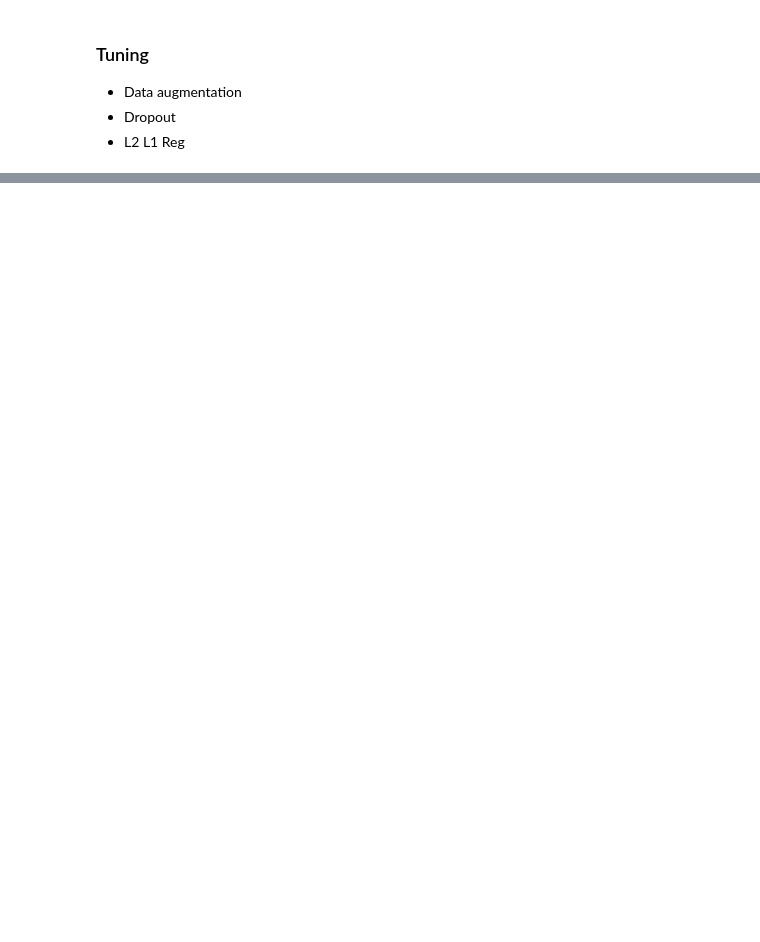
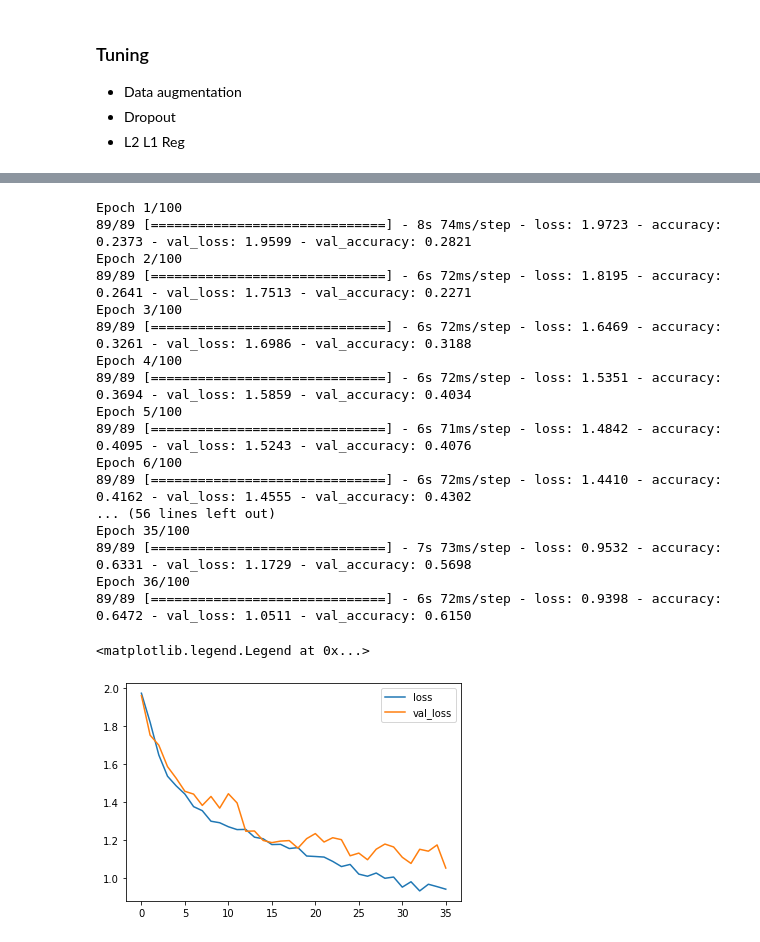
Before and after one commit to Siarhei-Y/tea_recognition, a Jupyter notebook: Tea_recognition.ipynb, the cells around one changed output, grey strips where cells are left out. Cells and saved outputs as stored; diff of their text form; code cells hidden in the pictures; blank space fills up the shorter version.

```diff
--- a/Tea_recognition.ipynb
+++ b/Tea_recognition.ipynb
@@ -219,0 +222,78 @@ Epoch 100/100
+# %%
+EPOCHS = 100
+LR = 0.001
+
+callback = tf.keras.callbacks.EarlyStopping(monitor='loss', patience=3)
+
+data_augmentation = tf.keras.Sequential(
+  [
+    layers.experimental.preprocessing.RandomFlip("horizontal",
+                                                 input_shape=(IMG_HEIGHT,
+                                                              IMG_WIDTH,
+                                                              3)),
+    layers.experimental.preprocessing.RandomRotation(0.5),
+    layers.experimental.preprocessing.RandomZoom(0.5),
+  ]
+)
+# %%
+
+model = tf.keras.Sequential([
+    data_augmentation,
+    tf.keras.layers.experimental.preprocessing.Rescaling(1./255, input_shape=(IMG_HEIGHT, IMG_WIDTH, 3)),
+    tf.keras.layers.Conv2D(32, (3,3), strides=(1, 1), padding='same'),
+    tf.keras.layers.MaxPool2D(),
+    # tf.keras.layers.Conv2D(32, (3,3), strides=(1, 1), padding='same'),
+    # tf.keras.layers.MaxPool2D(),
+    # tf.keras.layers.Conv2D(32, (3,3), strides=(1, 1), padding='same'),
+    # tf.keras.layers.MaxPool2D(),
+    tf.keras.layers.Conv2D(64, (3,3), strides=(1, 1), padding='same', activation='relu'),
+    tf.keras.layers.MaxPool2D(),
+    # tf.keras.layers.Dropout(0.2),
+    tf.keras.layers.Conv2D(64, (3,3), strides=(1, 1), padding='same', activation='relu'),
+    tf.keras.layers.MaxPool2D(),
+    # tf.keras.layers.Dropout(0.2),
+    tf.keras.layers.Conv2D(128, (3,3), strides=(1, 1), padding='same', activation='relu'),
+    tf.keras.layers.MaxPool2D(),
+    tf.keras.layers.Conv2D(128, (3,3), strides=(1, 1), padding='same', activation='relu'),
+    tf.keras.layers.MaxPool2D(),
+    tf.keras.layers.Dropout(0.2),
+    tf.keras.layers.Flatten(),
+    tf.keras.layers.Dense(128, activation='relu'),
+    tf.keras.layers.Dense(K)
+])
+
+
+model.compile(optimizer=tf.keras.optimizers.Adam(learning_rate=LR),
+              loss=tf.keras.losses.SparseCategoricalCrossentropy(from_logits=True),
+              metrics=['accuracy'])
+
+r = model.fit(
+  x_train,
+  validation_data=x_val,
+  epochs=EPOCHS,
+  callbacks=[callback]
+)
+
+plt.plot(r.history['loss'], label='loss')
+plt.plot(r.history['val_loss'], label='val_loss')
+plt.legend()
+# %% [output]
+Epoch 1/100
+89/89 [==============================] - 8s 74ms/step - loss: 1.9723 - accuracy: 0.2373 - val_loss: 1.9599 - val_accuracy: 0.2821
+Epoch 2/100
+89/89 [==============================] - 6s 72ms/step - loss: 1.8195 - accuracy: 0.2641 - val_loss: 1.7513 - val_accuracy: 0.2271
+Epoch 3/100
+89/89 [==============================] - 6s 72ms/step - loss: 1.6469 - accuracy: 0.3261 - val_loss: 1.6986 - val_accuracy: 0.3188
+Epoch 4/100
+89/89 [==============================] - 6s 72ms/step - loss: 1.5351 - accuracy: 0.3694 - val_loss: 1.5859 - val_accuracy: 0.4034
+Epoch 5/100
+89/89 [==============================] - 6s 71ms/step - loss: 1.4842 - accuracy: 0.4095 - val_loss: 1.5243 - val_accuracy: 0.4076
+Epoch 6/100
+89/89 [==============================] - 6s 72ms/step - loss: 1.4410 - accuracy: 0.4162 - val_loss: 1.4555 - val_accuracy: 0.4302
+... (56 lines left out)
+Epoch 35/100
+89/89 [==============================] - 7s 73ms/step - loss: 0.9532 - accuracy: 0.6331 - val_loss: 1.1729 - val_accuracy: 0.5698
+Epoch 36/100
+89/89 [==============================] - 6s 72ms/step - loss: 0.9398 - accuracy: 0.6472 - val_loss: 1.0511 - val_accuracy: 0.6150
+<matplotlib.legend.Legend at 0x...>
+[figure, added]
```
Also changed, not shown: parts of 11 cells of this notebook.
